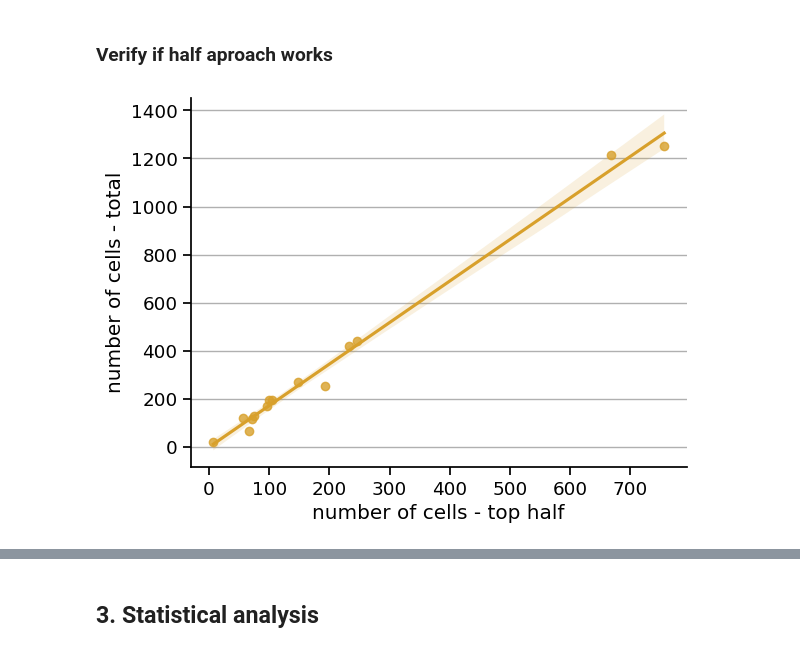
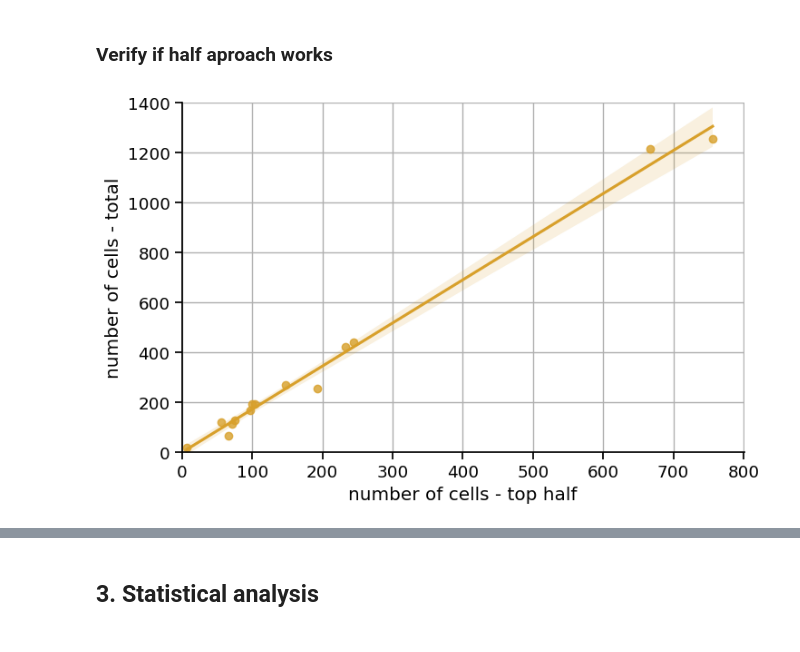
Before and after one commit to DaRoemer/OrganoCellQuant, a Jupyter notebook: Cell_count_analysis.ipynb, the cells around one changed output, grey strips where cells are left out. Cells and saved outputs as stored; diff of their text form; code cells hidden in the pictures.

Commit message:
Made plots nicer

```diff
--- a/Cell_count_analysis.ipynb
+++ b/Cell_count_analysis.ipynb
@@ -56,8 +59,8 @@ Data['number slices top half']  = Data['number slices top half'].apply(calculate
 Data['dz']                      = Data['number slices top half'] * CF_z
 
 # Calculate surface of ellipsoid
-Data['Ellipsoid_surface_area']  = Data.apply(lambda row: ellipsoid_surface_area(row['dz'], row['small diameter µm'], row['biggest diameter µm']), axis=1)
-Data['cells_per_area']          = Data['number cells top half'] / Data['Ellipsoid_surface_area'] * 2000000000
+Data['Ellipsoid_surface_area']  = Data.apply(lambda row: ellipsoid_surface_area(row['dz']*2, row['small diameter µm'], row['biggest diameter µm']), axis=1)
+Data['cells_per_area']          = Data['number cells top half'] / Data['Ellipsoid_surface_area'] * 2 *1000000
 Data['cells_per_area_log']      = np.log(Data['cells_per_area'])
 Data['n_cells_log']             = np.log(Data['number cells top half'])
 
@@ -79,36 +82,39 @@ filtered_data = DataVerify[DataVerify['number cells top half'].notna() & DataVer
 # Convert the columns to numeric, handling non-numeric values
 filtered_data['number cells top half'] = pd.to_numeric(filtered_data['number cells top half'], errors='coerce')
 filtered_data['number cells'] = pd.to_numeric(filtered_data['number cells'], errors='coerce')
-fig, ax1 = plt.subplots()
+fig, ax1 = plt.subplots(figsize=(8,5))
 sns.regplot(data = filtered_data,
             x = 'number cells top half',
             y = 'number cells', color = '#D8A02B',
             ax=ax1)
 # Add grid
-ax1.grid(axis='y')
+ax1.grid()
 ax1.set_axisbelow(True)
 ax1.set_ylabel('number of cells - total')
 ax1.set_xlabel('number of cells - top half')
+ax1.set_ylim(0,1400)
+ax1.set_xlim(0,801)
+
 
 
 # Remove spine
 for s in ["top", "right"]:
     ax1.spines[s].set_visible(False)
 # Perform the linear regression
 X = sm.add_constant(filtered_data['number cells top half'])  # Add a constant term to the predictor
 y = filtered_data['number cells']
 
 model = sm.OLS(y, X).fit()
 
 summary_text = f"Regression Equation: y = {model.params['const']:.2f} + {model.params['number cells top half']:.2f} * x\nR-squared: {model.rsquared:.2f}"
 # plt.text(0.1, 0.9, summary_text, transform=plt.gca().transAxes, fontsize=10, verticalalignment='top')
 plt.show()
 
 
 # Get the regression results summary
 print(model.summary())
 # %% [output]
-[figure, old version]
+[figure, new version]
                             OLS Regression Results
 ==============================================================================
 Dep. Variable:           number cells   R-squared:                       0.991
```
Also changed, not shown: parts of 11 cells of this notebook.
